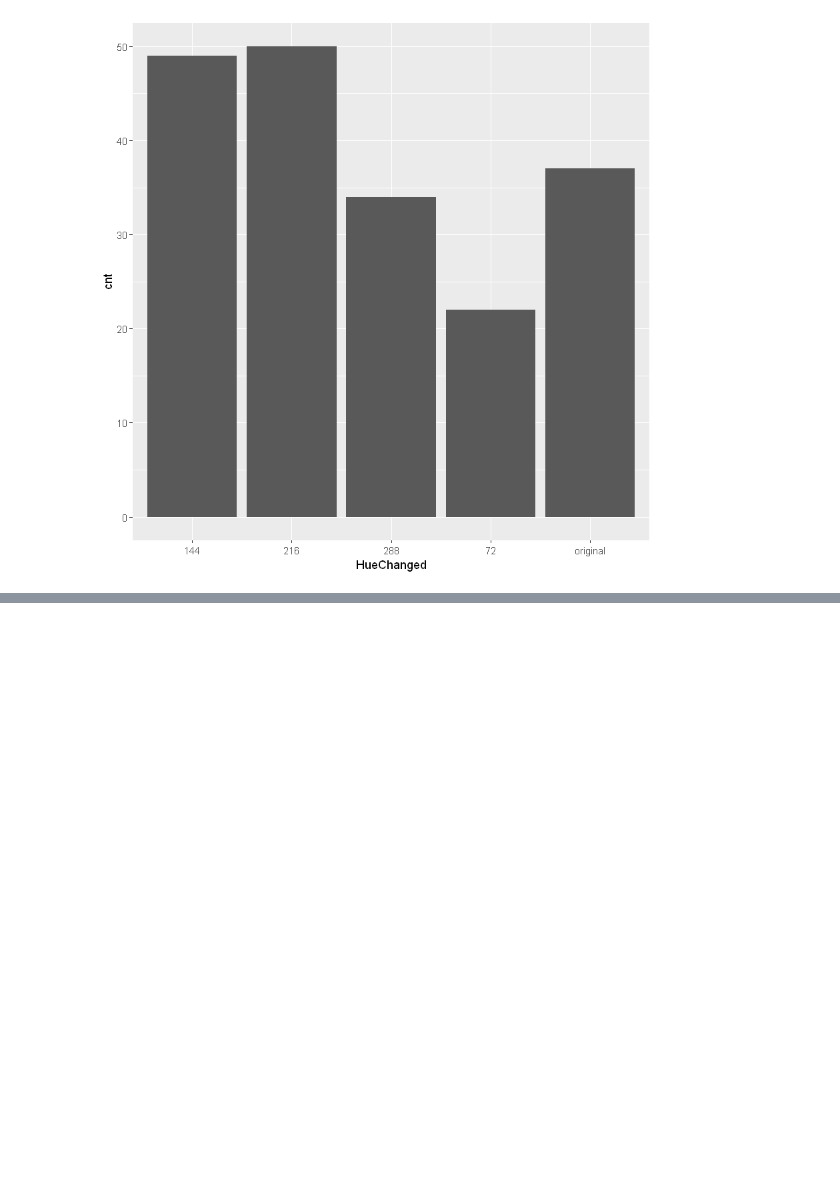
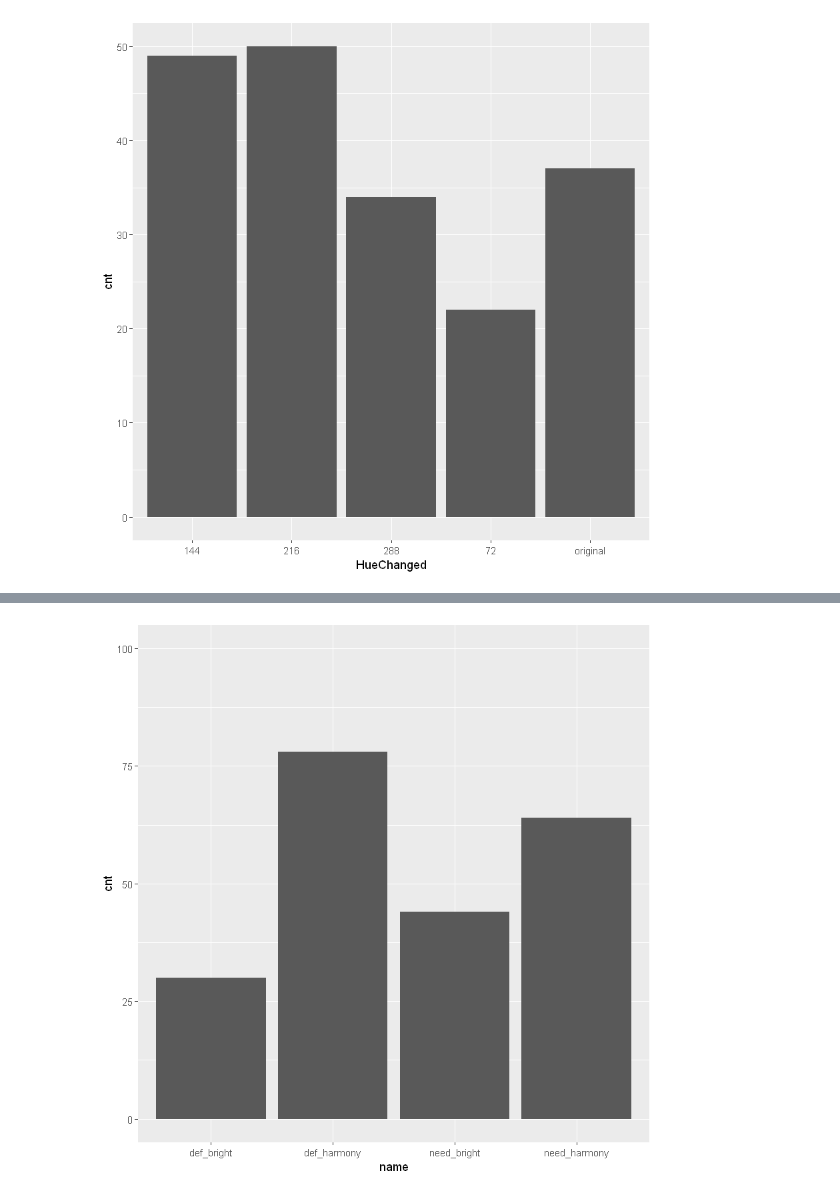
Before and after one commit to slmteruto/CAI, a Jupyter notebook: cys/Analysis_usingR/CAI_ServeyResult.ipynb, the cells around one changed output, grey strips where cells are left out. Cells and saved outputs as stored; diff of their text form; code cells hidden in the pictures; blank space fills up the shorter version.

Commit message:
add survey result regarding definition&need

```diff
--- a/cys/Analysis_usingR/CAI_ServeyResult.ipynb
+++ b/cys/Analysis_usingR/CAI_ServeyResult.ipynb
@@ -236,0 +260,19 @@ ggplot(hueChanged_harmony, aes(x=HueChanged, y=cnt)) + geom_col()
+# %%
+# 데이터 불러오기
+def_need <- read.csv("C:/Users/cho ye seul/Documents/예슬/Acorn/FinalProject/Statistical Analysis/definition_need.csv")
+# str(def_need)
+# head(def_need)
+
+# 선택결과 알아보기
+d_harmony <- with(def_need, sum(def_harmony[sex=="Female" & age=="20"]))
+d_bright <- with(def_need, sum(def_bright[sex=="Female" & age=="20"]))
+n_harmony <- with(def_need, sum(need_harmony[sex=="Female" & age=="20"]))
+n_bright <- with(def_need, sum(need_bright[sex=="Female" & age=="20"]))
+
+# 데이터 프레임 생성
+cnt <- c(d_harmony, d_bright, n_harmony, n_bright)
+name <- c("def_harmony", "def_bright", "need_harmony", "need_bright")
+definition_need <- data.frame(name, cnt)
+
+definition_need
+str(definition_need)
@@ -237,3 +288,9 @@ ggplot(hueChanged_harmony, aes(x=HueChanged, y=cnt)) + geom_col()
+# %%
+## 시각화
+library(ggplot2)
+ggplot(definition_need, aes(x=name, y=cnt)) + geom_col() + ylim(0, 100)
+# %% [output]
+[figure, added]
 # %% [markdown]
 ### 전체 결과
 
```
Also changed, not shown: parts of 5 cells of this notebook.
